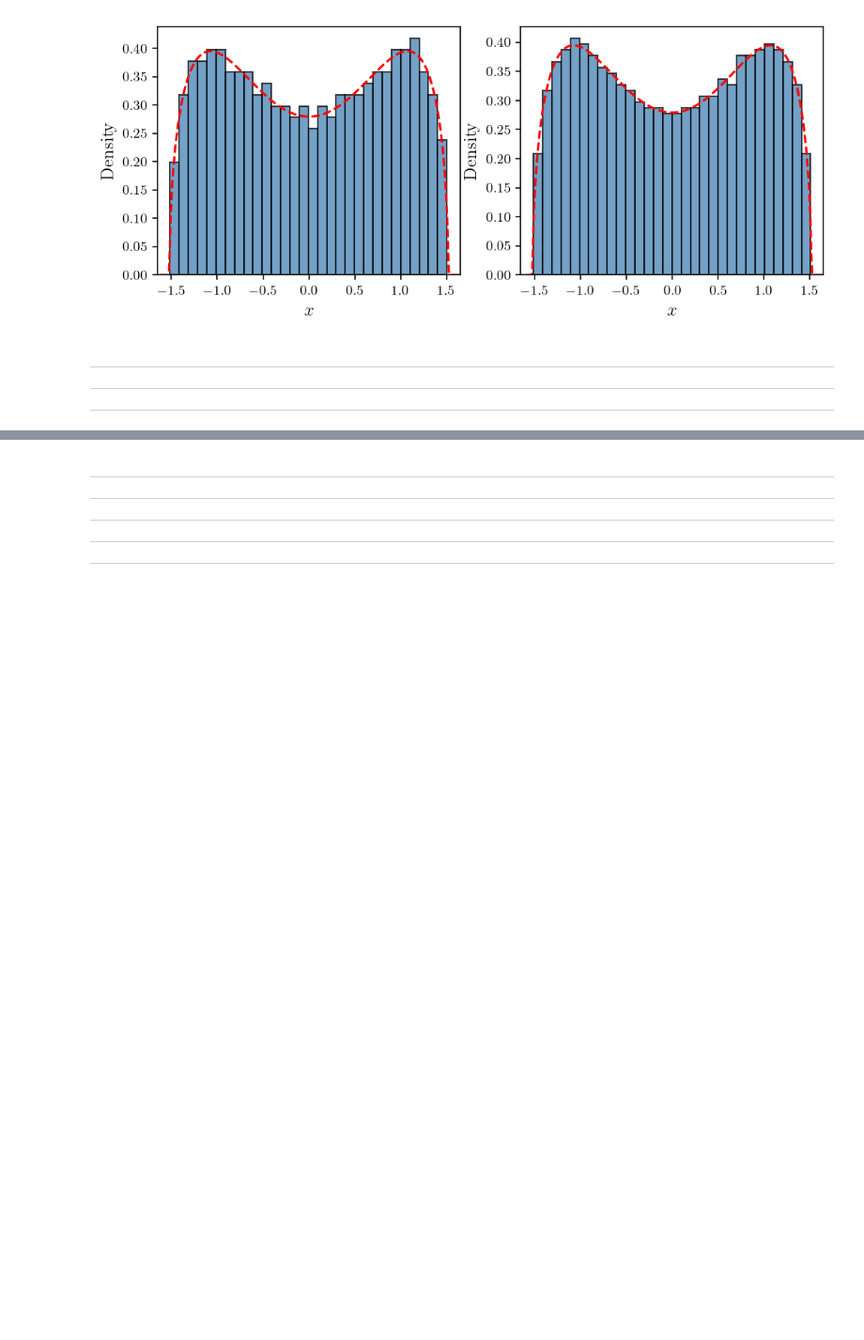
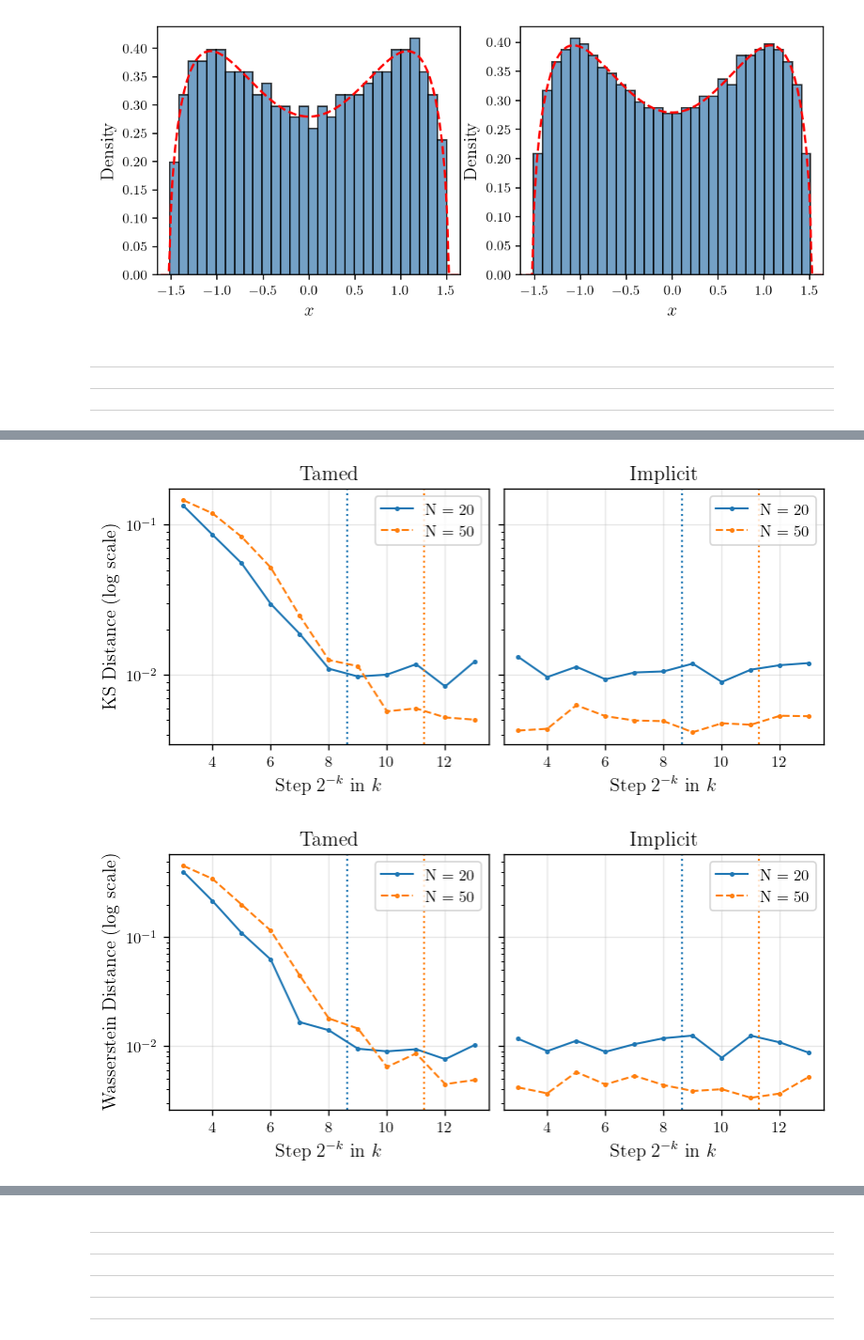
Before and after one commit to fredwdickinson/dissertation, a Jupyter notebook: code/main.ipynb, the cells around one changed output, grey strips where cells are left out. Shown at 94% size. Saved outputs shown, nothing was run; the diff lists cells and outputs as text; code cells hidden in the pictures; blank space fills up the shorter version.

```diff
--- a/code/main.ipynb
+++ b/code/main.ipynb
@@ -178,14 +153,0 @@ Running implicit method for N = 50, step $2^(-5)$.
-# %%
-# 2. SAVE BIAS.
-npz_payload = {}
-for (N, k, method), data in bias_results.items():
-    prefix = f"N{N}-k{k}-{method}"
-    npz_payload[f"{prefix}_ks_times"] = data["ks_times"]
-    npz_payload[f"{prefix}_ks_distances"] = data["ks_distances"]
-    npz_payload[f"{prefix}_wass_times"] = data["wass_times"]
-    npz_payload[f"{prefix}_wass_distances"] = data["wass_distances"]
-    npz_payload[f"{prefix}_particles"] = data["particles"]
-    npz_payload["N"] = N_ranges; npz_payload["M"] = M; npz_payload["T"] = T;
-    npz_payload["k_range"] = k_range; npz_payload["methods"] = methods;
-
-np.savez_compressed("data/wass-bias-investigation-2.npz", **npz_payload)
@@ -305,0 +194,64 @@ plt.show()
+# %%
+# Plotter for bias-step size.
+# Dictionary key (N, k, method), has times, distances, and final.
+# Create new arrays for final time for easy plotting against k. (T=8 is final).
+final_ks = {}
+final_wass = {}
+
+for N, method in itertools.product(N_ranges, methods):
+    final_ks[(N, method)] = [bias_results[(N, k, method)]["ks_final"] for k in k_range]
+    final_wass[(N, method)] = [bias_results[(N, k, method)]["wass_final"] for k in k_range]
+
+methods = ["tamed", "implicit"] # remove Euler plot for now.
+
+# First figure for KS, second for Wasserstein.
+fig, axes = plt.subplots(1, len(methods), sharey = True)
+axes = axes.flatten()
+
+linestyles = ["-", "--"]; colours = plt.cm.tab10.colors
+for ax, method in zip(axes, methods):
+    for j, N in enumerate(N_ranges):
+        ax.plot(k_range, final_ks[(N, method)], label = f"N = {N}",
+                linestyle = linestyles[j], color = colours[j], marker = 'o')
+
+        k_star = 2*np.log2(N)
+        ax.axvline(k_star, color = colours[j], linestyle = ":")
+
+    ax.grid(True, alpha = 0.3)
+    ax.set_yscale("log")
+    ax.set_xlabel("Step $2^{-k}$ in $k$")
+    ax.set_title(method.capitalize())
+    ax.legend(loc = "upper right")
+
+axes[0].set_ylabel("KS Distance (log scale)")
+
+plt.show()
+
+# Second figure for Wasserstein (no changes)
+fig2, axes = plt.subplots(1, len(methods), sharey = True)
+axes = axes.flatten()
+
+linestyles = ["-", "--"]; colours = plt.cm.tab10.colors
+for ax, method in zip(axes, methods):
+    for j, N in enumerate(N_ranges):
+        ax.plot(k_range, final_wass[(N, method)], label = f"N = {N}",
+                linestyle = linestyles[j], color = colours[j], marker = 'o')
+
+        k_star = 2*np.log2(N)
+        ax.axvline(k_star, color = colours[j], linestyle = ":")
+
+    ax.grid(True, alpha = 0.3)
+    ax.set_yscale("log")
+    ax.set_xlabel("Step $2^{-k}$ in $k$")
+    ax.set_title(method.capitalize())
+    ax.legend(loc = "upper right")
+
+axes[0].set_ylabel("Wasserstein Distance (log scale)")
+
+# fig.savefig("figures/bias-two-methods-ks.pdf", format = "pdf")
+# fig2.savefig("figures/bias-two-methods-wass.pdf", format = "pdf")
+
+plt.show()
+# %% [output]
+[figure, added]
+[figure, added]
```
Also changed, not shown: parts of 27 cells of this notebook, 2 other files.
